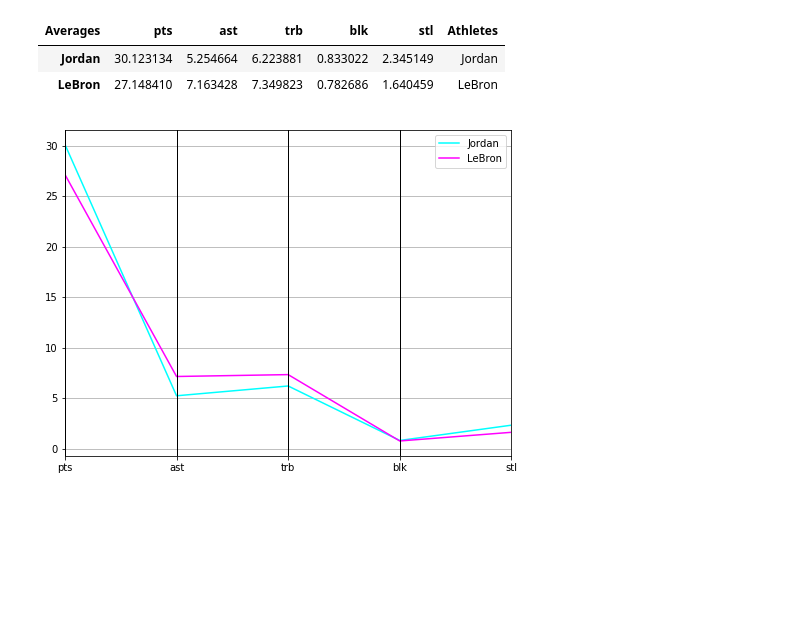
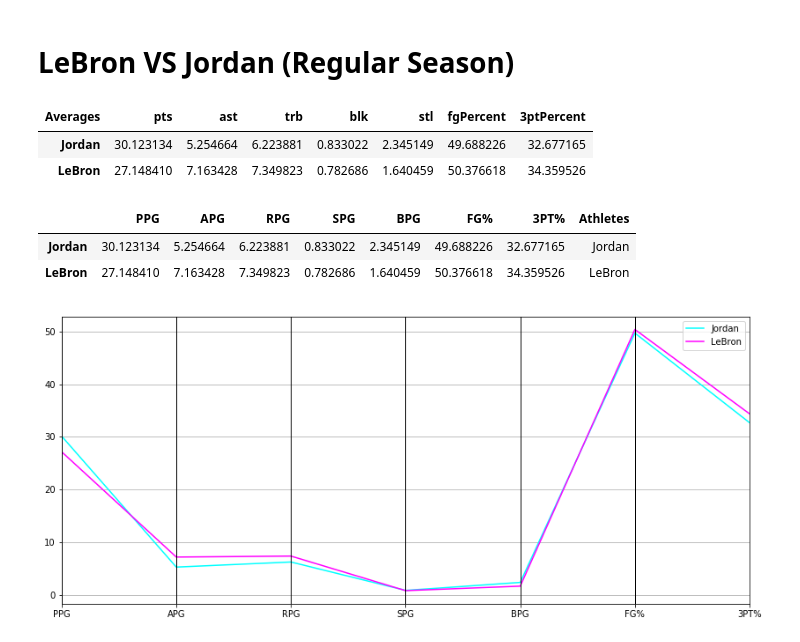
Before and after one commit to bradleyLandicho/symmetrical-waffle, a Jupyter notebook: LebronVJordan.ipynb, the cells around one changed output. Saved outputs shown, nothing was run; the diff lists cells and outputs as text; code cells hidden in the pictures; blank space fills up the shorter version.

Commit message:
added field goal/3pt to plot and added bar graph

```diff
--- a/LebronVJordan.ipynb
+++ b/LebronVJordan.ipynb
@@ -1,3 +1,5 @@
+# %% [markdown]
+<h1>LeBron VS Jordan (Regular Season)</h1>
 # %%
 import pandas as pd
 import numpy as np
@@ -9,6 +11,15 @@ Jordan = pd.read_csv('jordan_career.csv')
 # %%
 Jordan = Jordan.drop(["game", "date", "team","minus_plus","game_score", "age"], axis = 1)
 LeBron = LeBron.drop(["game", "date", "team","minus_plus","game_score", "age"], axis = 1)
+# %%
+fgp_Jordan = Jordan.fg.sum() / Jordan.fga.sum()
+tpp_Jordan = Jordan.three.sum() / Jordan.threeatt.sum()
+
+fgp_LeBron = LeBron.fg.sum() / LeBron.fga.sum()
+tpp_LeBron = LeBron.three.sum() / LeBron.threeatt.sum()
+
+fgp = [fgp_Jordan*100,fgp_LeBron*100]
+tpp = [tpp_Jordan*100,tpp_LeBron*100]
 # %%
 Jordan_means = Jordan[["pts","ast","trb","blk","stl"]].mean()
 LeBron_means = LeBron[["pts","ast","trb","blk","stl"]].mean()
@@ -17,18 +28,34 @@ df2 = pd.DataFrame(Jordan_means.transpose())
 
 combined_means = {"Jordan": Jordan_means, "LeBron" : LeBron_means}
 mean_df = pd.DataFrame(combined_means)
+
 mean_df.index.name = 'Averages'
 mean_df = mean_df.transpose()
+
+mean_df["fgPercent"] = fgp
+mean_df["3ptPercent"] = tpp
+
+# mean_df["fgPercent"] = fgp_Jordan
+# mean_df["3ptPercent"] = tpp_Jordan
+
+# mean_df.index.name = 'Averages'
+# mean_df = mean_df.transpose()
+mean_df
+# %% [output]
+| Averages | pts | ast | trb | blk | stl | fgPercent | 3ptPercent |
+| Jordan | 30.123134 | 5.254664 | 6.223881 | 0.833022 | 2.345149 | 49.688226 | 32.677165 |
+| LeBron | 27.148410 | 7.163428 | 7.349823 | 0.782686 | 1.640459 | 50.376618 | 34.359526 |
 # %%
 mean_df["Athletes"] = ["Jordan", "LeBron"]
+mean_df.columns = ["PPG","APG","RPG","SPG", "BPG", "FG%", "3PT%", "Athletes"]
 mean_df
 # %% [output]
-| Averages | pts | ast | trb | blk | stl | Athletes |
-| Jordan | 30.123134 | 5.254664 | 6.223881 | 0.833022 | 2.345149 | Jordan |
-| LeBron | 27.148410 | 7.163428 | 7.349823 | 0.782686 | 1.640459 | LeBron |
+|  | PPG | APG | RPG | SPG | BPG | FG% | 3PT% | Athletes |
+| Jordan | 30.123134 | 5.254664 | 6.223881 | 0.833022 | 2.345149 | 49.688226 | 32.677165 | Jordan |
+| LeBron | 27.148410 | 7.163428 | 7.349823 | 0.782686 | 1.640459 | 50.376618 | 34.359526 | LeBron |
 # %%
-mpl.pyplot.figure(figsize=(8,6))
+mpl.pyplot.figure(figsize=(14,6))
 
 par = pd.plotting.parallel_coordinates(mean_df.iloc[:2], "Athletes", colormap=mpl.pyplot.cm.cool)
 # %% [output]
-[figure, old version]
+[figure, new version]
```
Also changed, not shown: parts of 3 cells of this notebook.
